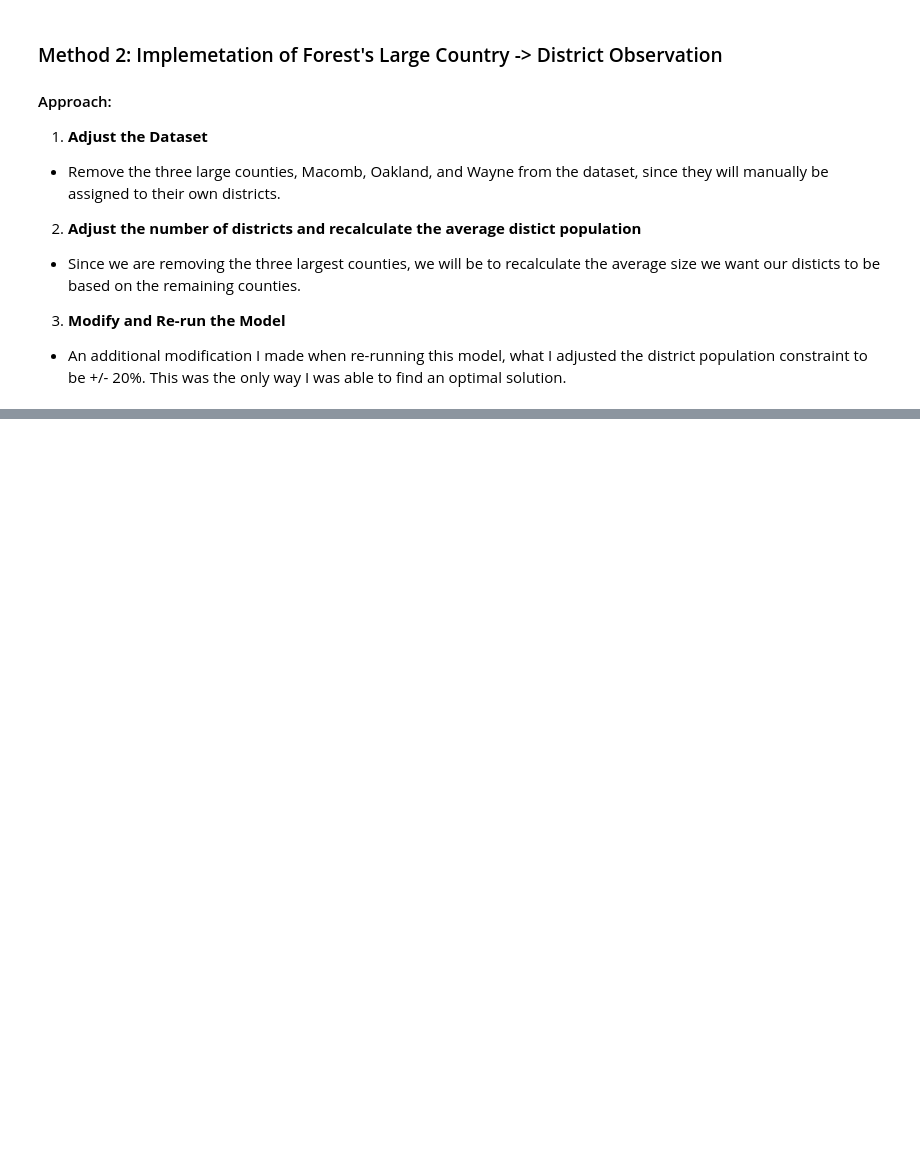
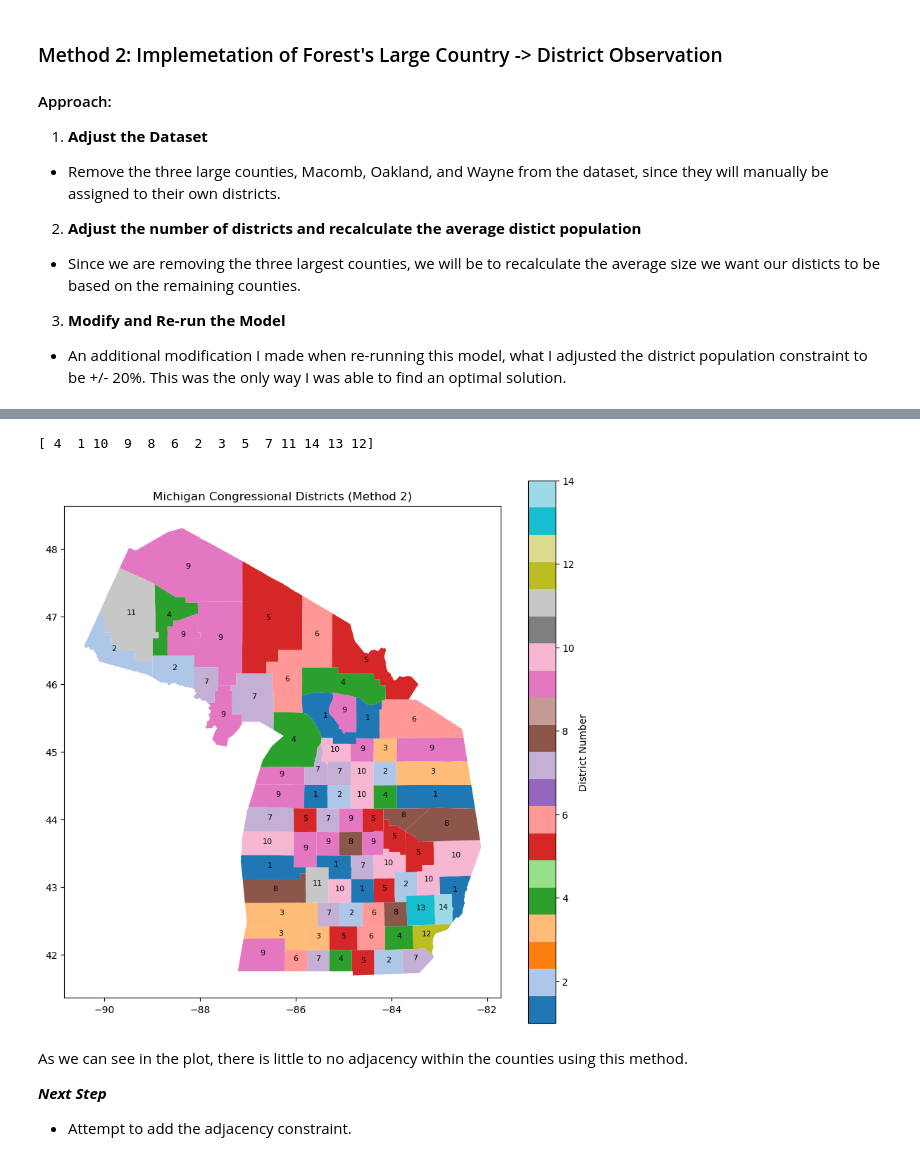
Before and after one commit to jaimon/DataScience, a Jupyter notebook: Decision_analytics/Module6/sjenss_hw3_testing.ipynb, the cells around one changed output, grey strips where cells are left out. Saved outputs shown, nothing was run; the diff lists cells and outputs as text; code cells hidden in the pictures; blank space fills up the shorter version.

```diff
--- a/Decision_analytics/Module6/sjenss_hw3_testing.ipynb
+++ b/Decision_analytics/Module6/sjenss_hw3_testing.ipynb
@@ -347,0 +356,21 @@ Macomb Population: 874195
+# %%
+# Add a district assignment column to the dataframe
+michigan_counties_method2['district'] = np.nan
+
+# Assign the district number based on the optimization results
+for j in range(n_districts_adjusted):
+    district_counties = [county_names_adjacent[i] for i in range(n_counties_adjacent) if x_adjusted[(county_names_adjacent[i], j)].varValue == 1]
+    for county in district_counties:
+        michigan_counties_method2.loc[michigan_counties_method2['name'] == county, 'district'] = j + 1
+
+# Assign the large counties to their own districts
+j = n_counties_adjacent
+for county in large_counties:
+    michigan_counties_method2.loc[michigan_counties_method2['name'] == county, 'district'] = j + 1
+    j += 1
+
+# Convert district numbers to integers
+michigan_counties_method2['district'] = michigan_counties_method2['district'].astype(int)
+
+# Check the results
+michigan_counties_method2[['name', 'district']]
@@ -347,0 +391,30 @@ Macomb Population: 874195
+# %%
+# Convert the 'geometry' column to a GeoSeries and create a GeoDataFrame
+geo_michigan_counties_method2 = gpd.GeoDataFrame(michigan_counties_method2, geometry=gpd.GeoSeries(michigan_counties_method2['geometry']))
+
+# Update the district values for the three large counties:
+geo_michigan_counties_method2.loc[geo_michigan_counties_method2['name'] == 'Wayne', 'district'] = 12
+geo_michigan_counties_method2.loc[geo_michigan_counties_method2['name'] == 'Oakland', 'district'] = 13
+geo_michigan_counties_method2.loc[geo_michigan_counties_method2['name'] == 'Macomb', 'district'] = 14
+
+print(geo_michigan_counties_method2['district'].unique())
+
+# Plot the results
+fig, ax = plt.subplots(1, 1, figsize=(10, 10))
+geo_michigan_counties_method2.plot(column='district', ax=ax, legend=True, cmap='tab20', legend_kwds={'label': "District Number"})
+ax.set_title('Michigan Congressional Districts (Method 2)')
+
+# Annotate each county with its assigned district number
+for index, row in geo_michigan_counties_method2.iterrows():
+    plt.annotate(text=row['district'], xy=(row['geometry'].centroid.x, row['geometry'].centroid.y), horizontalalignment='center', fontsize=8)
+
+# Show the plot
+plt.show()
+# %% [output]
+[ 4  1 10  9  8  6  2  3  5  7 11 14 13 12]
+[figure, added]
+# %% [markdown]
+As we can see in the plot, there is little to no adjacency within the counties using this method.
+
+***Next Step***
+- Attempt to add the adjacency constraint.
```
Also changed, not shown: parts of 7 cells of this notebook, 1 other file.
